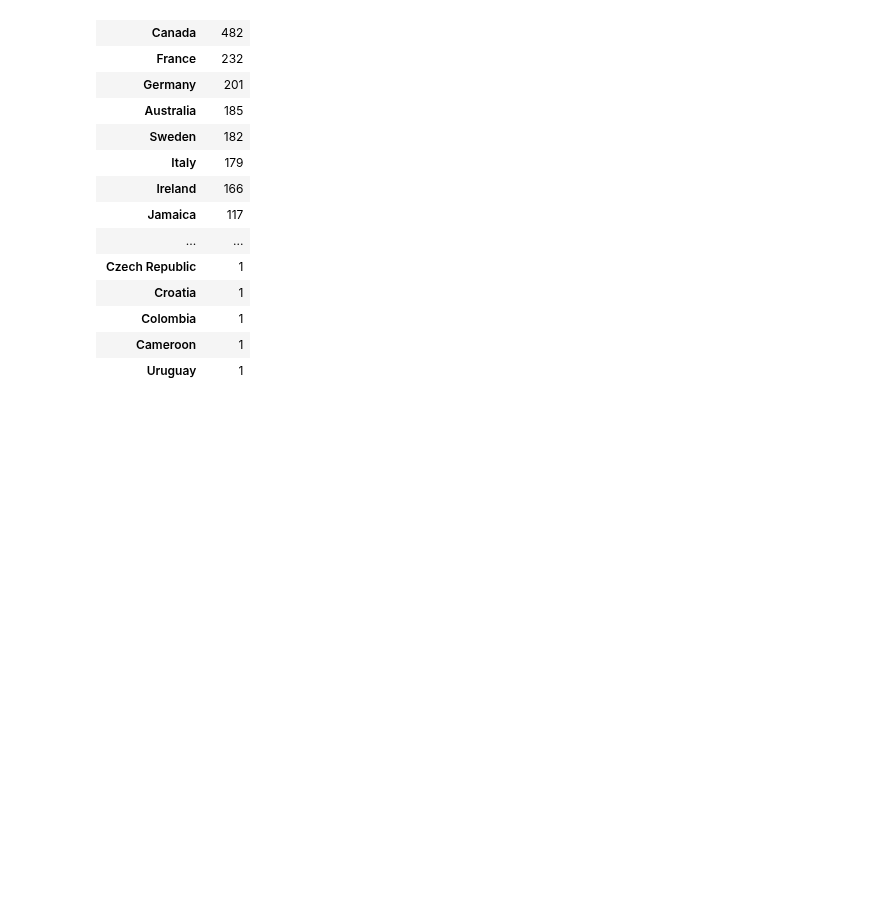
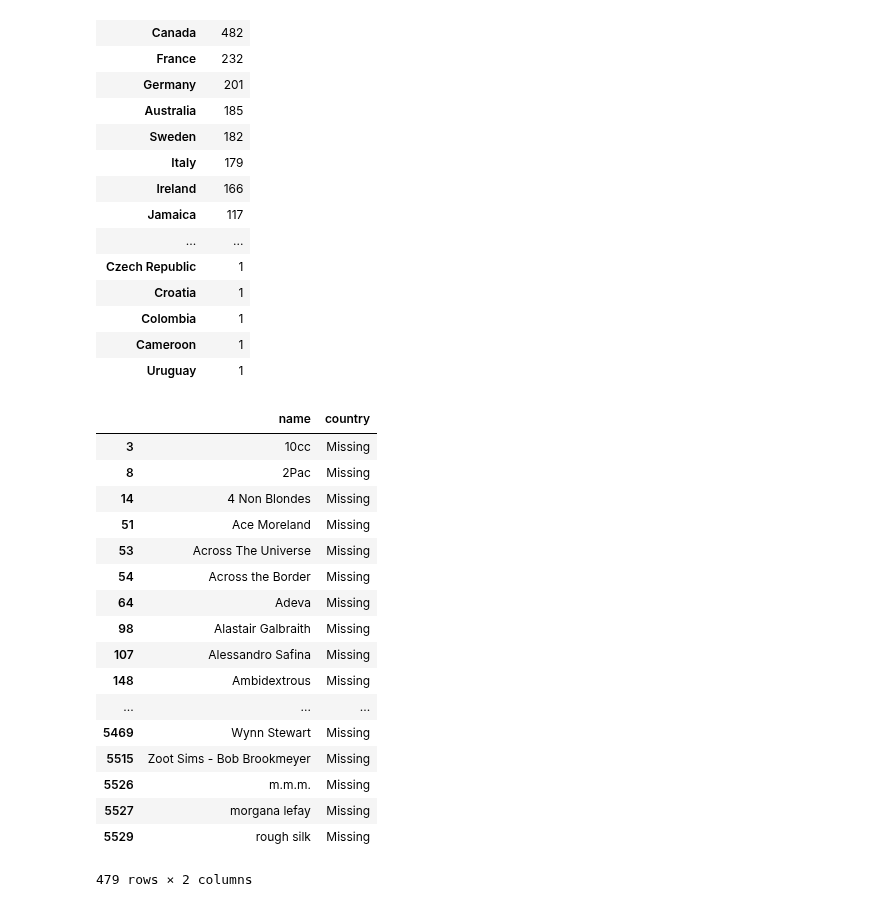
Before and after one commit to padesplaces/ada2017, a Jupyter notebook: project/Location.ipynb, the cells around one changed output. Saved outputs shown, nothing was run; the diff lists cells and outputs as text; code cells hidden in the pictures; blank space fills up the shorter version.

```diff
--- a/project/Location.ipynb
+++ b/project/Location.ipynb
@@ -175,3 +175,24 @@ count_countries
 | Colombia | 1 |
 | Cameroon | 1 |
 | Uruguay | 1 |
+# %%
+unique_artists[unique_artists['country'] == "Missing"]
+# %% [output]
+|  | name | country |
+| 3 | 10cc | Missing |
+| 8 | 2Pac | Missing |
+| 14 | 4 Non Blondes | Missing |
+| 51 | Ace Moreland | Missing |
+| 53 | Across The Universe | Missing |
+| 54 | Across the Border | Missing |
+| 64 | Adeva | Missing |
+| 98 | Alastair Galbraith | Missing |
+| 107 | Alessandro Safina | Missing |
+| 148 | Ambidextrous | Missing |
+| ... | ... | ... |
+| 5469 | Wynn Stewart | Missing |
+| 5515 | Zoot Sims - Bob Brookmeyer | Missing |
+| 5526 | m.m.m. | Missing |
+| 5527 | morgana lefay | Missing |
+| 5529 | rough silk | Missing |
+479 rows × 2 columns
```
Also changed, not shown: parts of 9 cells of this notebook, 1 other file.
